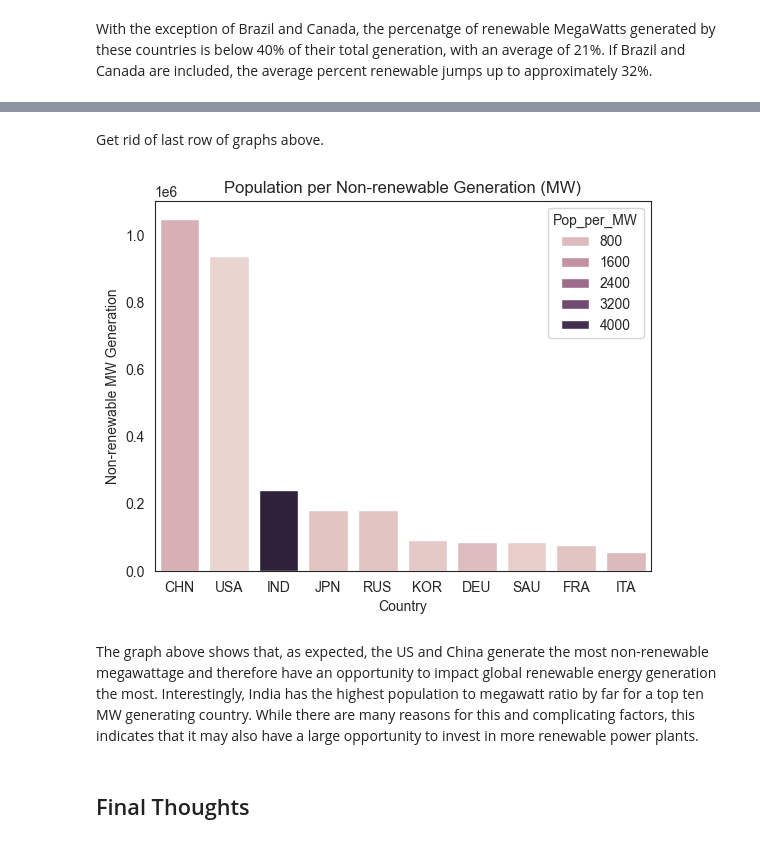
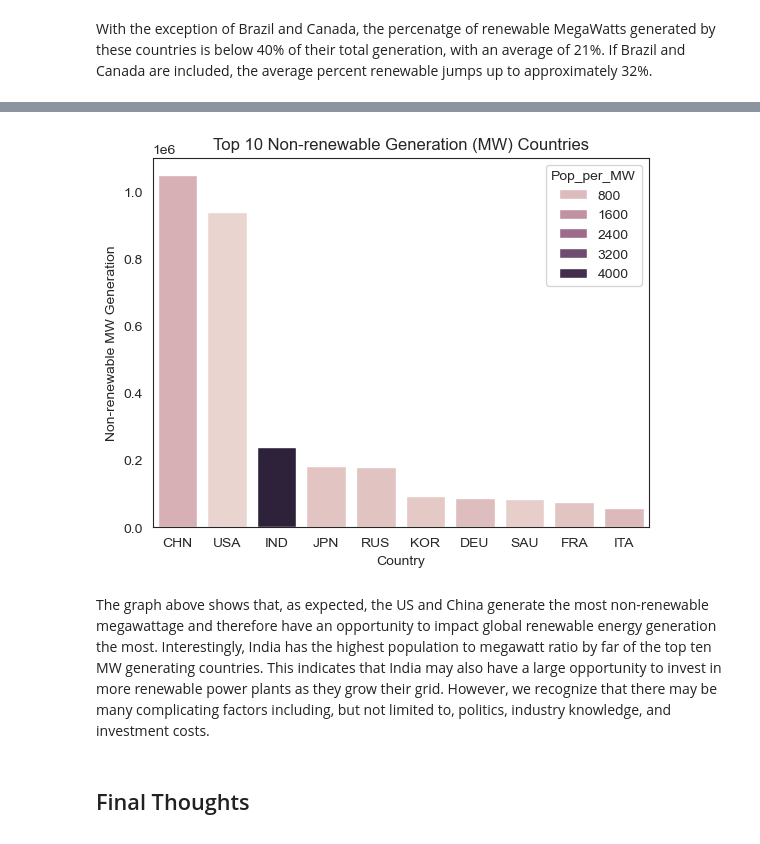
Before and after one commit to jlstjohn/coil_project, a Jupyter notebook: global_power_plant_project/gpp_final.ipynb, the cells around one changed output, grey strips where cells are left out. Saved outputs shown, nothing was run; the diff lists cells and outputs as text; code cells hidden in the pictures.

```diff
--- a/global_power_plant_project/gpp_final.ipynb
+++ b/global_power_plant_project/gpp_final.ipynb
@@ -726,17 +719,13 @@ plt.show()
-# %% [markdown]
-Get rid of last row of graphs above.
 # %%
 #Graph non-renewableMW
 sns.barplot(data=topOpp, x='index', y="non_renewMW", hue='Pop_per_MW')
 plt.xlabel('Country')
 plt.ylabel('Non-renewable MW Generation')
-plt.title('Population per Non-renewable Generation (MW)');
-
-# topOpp
+plt.title('Top 10 Non-renewable Generation (MW) Countries');
 # %% [output]
-[figure, old version]
+[figure, new version]
 # %% [markdown]
-The graph above shows that, as expected, the US and China generate the most non-renewable megawattage and therefore have an opportunity to impact global renewable energy generation the most. Interestingly, India has the highest population to megawatt ratio by far for a top ten MW generating country. While there are many reasons for this and complicating factors, this indicates that it may also have a large opportunity to invest in more renewable power plants.
+The graph above shows that, as expected, the US and China generate the most non-renewable megawattage and therefore have an opportunity to impact global renewable energy generation the most. Interestingly, India has the highest population to megawatt ratio by far of the top ten MW generating countries. This indicates that India may also have a large opportunity to invest in more renewable power plants as they grow their grid. However, we recognize that there may be many complicating factors including, but not limited to, politics, industry knowledge, and investment costs.
 # %% [markdown]
 ## Final Thoughts
 # %% [markdown]
```
Also changed, not shown: parts of 25 cells of this notebook.
